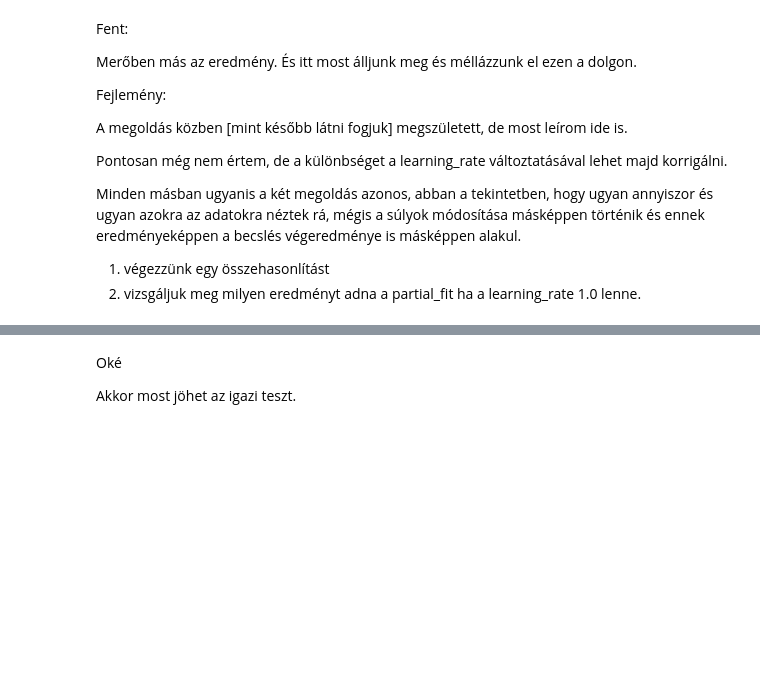
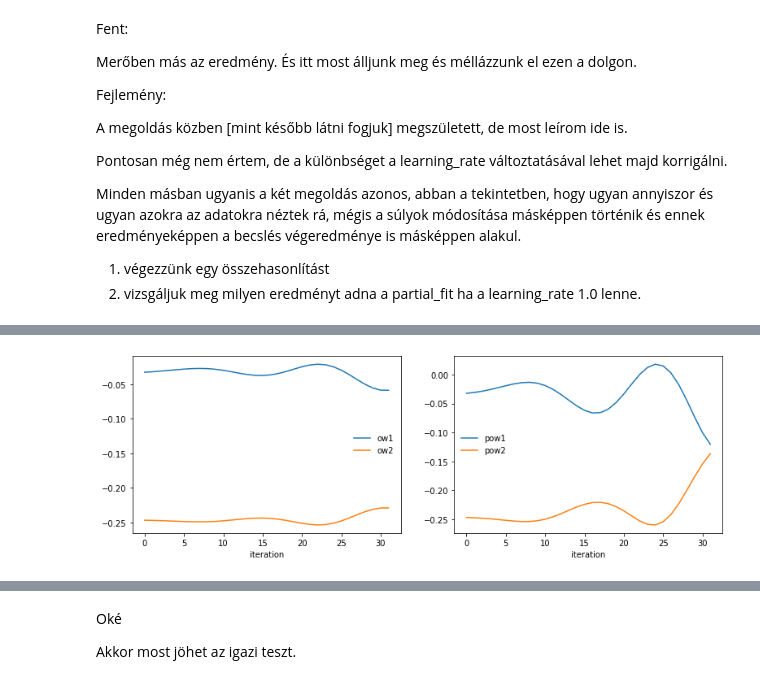
Before and after one commit to JoDeMiro/DeepLearningIntroduction, a Jupyter notebook: MLPRegressor_Study.ipynb, the cells around one changed output, grey strips where cells are left out. Cells and saved outputs as stored; diff of their text form; code cells hidden in the pictures; blank space fills up the shorter version.

```diff
--- a/MLPRegressor_Study.ipynb
+++ b/MLPRegressor_Study.ipynb
@@ -505,0 +660,2 @@ Minden másban ugyanis a két megoldás azonos, abban a tekintetben, hogy ugyan
+# %%
+batch_size = 32
@@ -505,0 +842,27 @@ Minden másban ugyanis a két megoldás azonos, abban a tekintetben, hogy ugyan
+# %%
+def coefs_transformer(coefs_):
+  print('len(coefs_) =', len(coefs_))
+  print('type(coefs_[0]) =', type(coefs_[0]))
+  print('len(coefs_[0]) =', len(coefs_[0]))
+  print('type(coefs_[0][0]) =', type(coefs_[0][0]))
+  print('type(coefs_[0][1] =', type(coefs_[0][1]))
+  print('coefs_[0][0].shape =', coefs_[0][0].shape)
+  print('coefs_[0][1].shape =', coefs_[0][1].shape)
+
+  output_weights = []
+  for i in range(len(coefs_)):
+    # output_weights.append(coefs_[i][1].ravel())    # <-- ha tudom, hogy két réteg van akkor ez az utolsó de ha több van akkor nem
+    output_weights.append(coefs_[i][-1].ravel())     # <-- ezért inkább a [-1] utolsó jelöléssel hivatkozok rá
+
+
+  # return
+  output_weights
+  # print(output_weights)
+  output_weights = np.array(output_weights)
+  print(output_weights.shape)
+
+  return output_weights
+
+
+output_weights_fit         = coefs_transformer(fit_coefs_)
+output_weights_partial_fit = coefs_transformer(partial_fit_coefs_)
@@ -505,0 +886,14 @@ Minden másban ugyanis a két megoldás azonos, abban a tekintetben, hogy ugyan
+# %%
+fig, (ax0, ax1) = plt.subplots(1, 2, figsize=(13, 4))
+ax0.plot(output_weights_fit[:,1], label = 'ow1')
+ax0.plot(output_weights_fit[:,2], label = 'ow2')
+ax0.set_xlabel('iteration')
+ax0.legend(frameon=False)
+
+ax1.plot(output_weights_partial_fit[:,1], label = 'pow1')
+ax1.plot(output_weights_partial_fit[:,2], label = 'pow2')
+ax1.set_xlabel('iteration')
+ax1.legend(frameon=False)
+plt.show()
+# %% [output]
+[figure, added]
```
Also changed, not shown: parts of 19 cells of this notebook.
